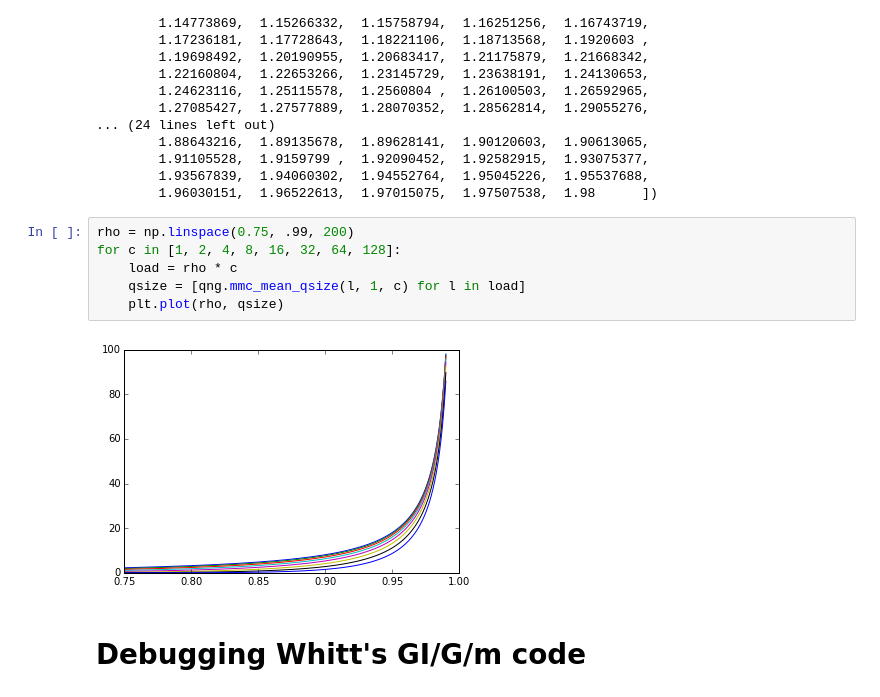
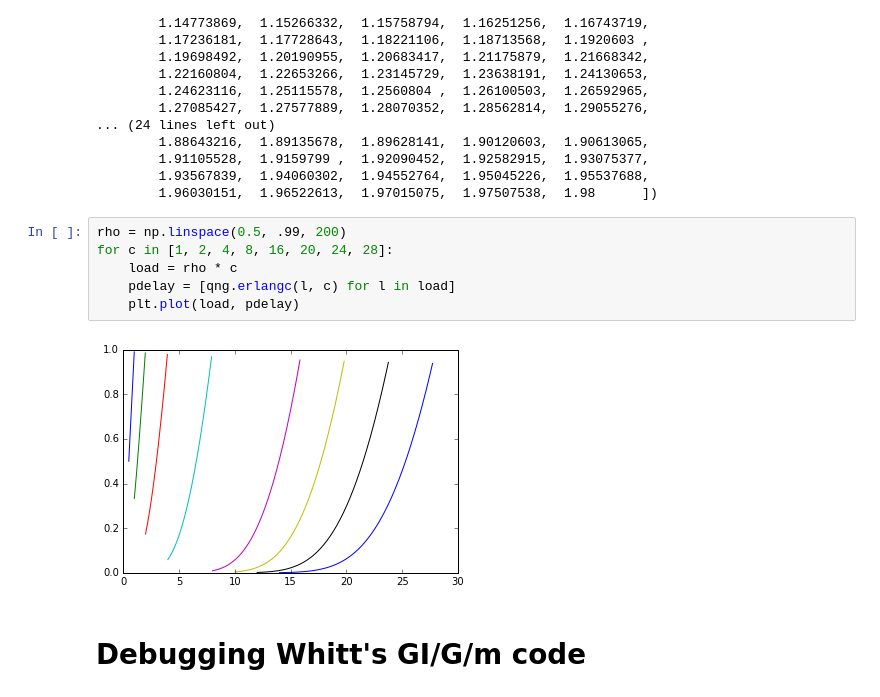
Before and after one commit to misken/qng, a Jupyter notebook: qng_hacking.ipynb, the cells around one changed output. Cells and saved outputs as stored; diff of their text form.

```diff
--- a/qng_hacking.ipynb
+++ b/qng_hacking.ipynb
@@ -243,13 +221,13 @@ array([ 1.        ,  1.00492462,  1.00984925,  1.01477387,  1.01969849,
         1.93567839,  1.94060302,  1.94552764,  1.95045226,  1.95537688,
         1.96030151,  1.96522613,  1.97015075,  1.97507538,  1.98      ])
 # %%
-rho = np.linspace(0.75, .99, 200)
-for c in [1, 2, 4, 8, 16, 32, 64, 128]:
+rho = np.linspace(0.5, .99, 200)
+for c in [1, 2, 4, 8, 16, 20, 24, 28]:
     load = rho * c
-    qsize = [qng.mmc_mean_qsize(l, 1, c) for l in load]
-    plt.plot(rho, qsize)
+    pdelay = [qng.erlangc(l, c) for l in load]
+    plt.plot(load, pdelay)
 # %% [output]
-[figure, old version]
+[figure, new version]
 # %% [markdown]
 # Debugging Whitt's GI/G/m code
 # %%
```
Also changed, not shown: parts of 6 cells of this notebook, 1 other file.
